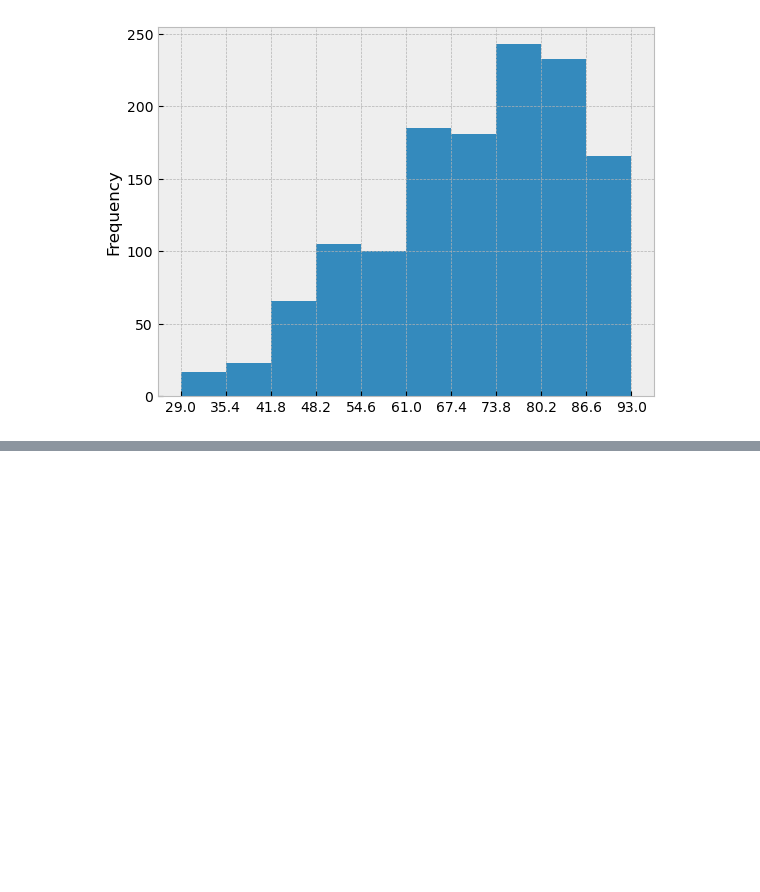
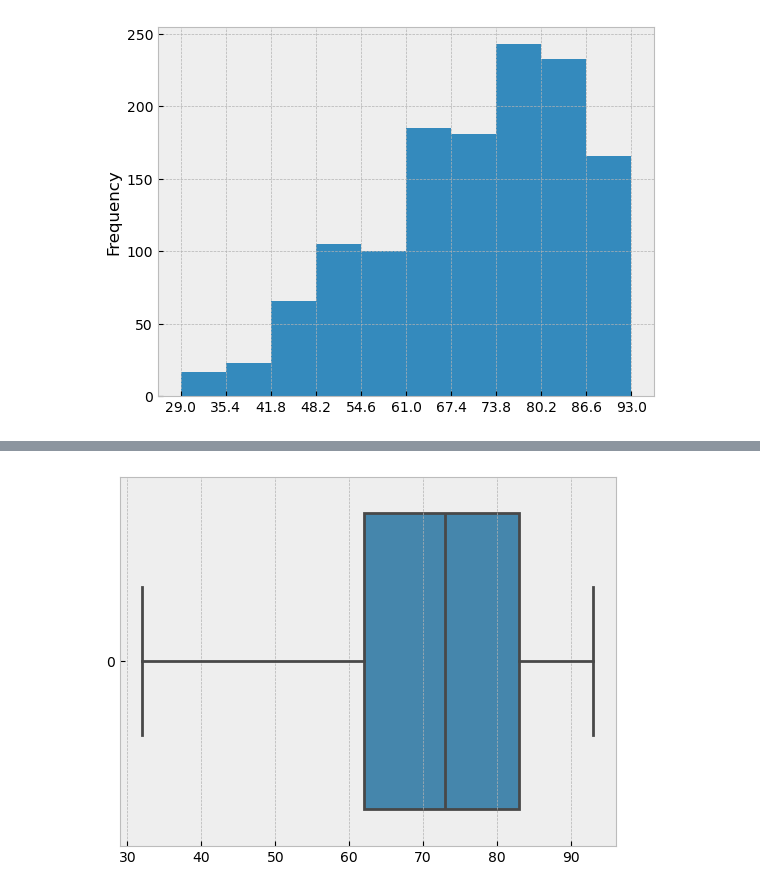
Before and after one commit to stefkwan/pytn_300725, a Jupyter notebook: sesi9_22Aug.ipynb, the cells around one changed output, grey strips where cells are left out. Cells and saved outputs as stored; diff of their text form; code cells hidden in the pictures; blank space fills up the shorter version.

```diff
--- a/sesi9_22Aug.ipynb
+++ b/sesi9_22Aug.ipynb
@@ -363,0 +439,18 @@ plt.show()
+# %%
+# cek outlier, dari boxplot harusnya ada 2 outlier di kolom TempAvgF
+
+# cari IQR
+# Q3 - Q1
+dweather = df_austin_weather['TempAvgF']
+Q1 = dweather.quantile(0.25)
+Q3 = dweather.quantile(0.75)
+
+IQR = Q3 - Q1
+print("IQR", IQR)
+
+upper = Q3 + 1.5*IQR
+lower = Q1 - 1.5*IQR
+print("upper lower bounds", upper, lower)
+
+dweather_clean = dweather[(dweather >= lower) & (dweather <= upper)]
+dweather_clean
@@ -363,0 +472,5 @@ plt.show()
+# %%
+sns.boxplot(dweather_clean, orient='h')
+plt.show()
+# %% [output]
+[figure, added]
```
Also changed, not shown: parts of 13 cells of this notebook, 1 other file.
